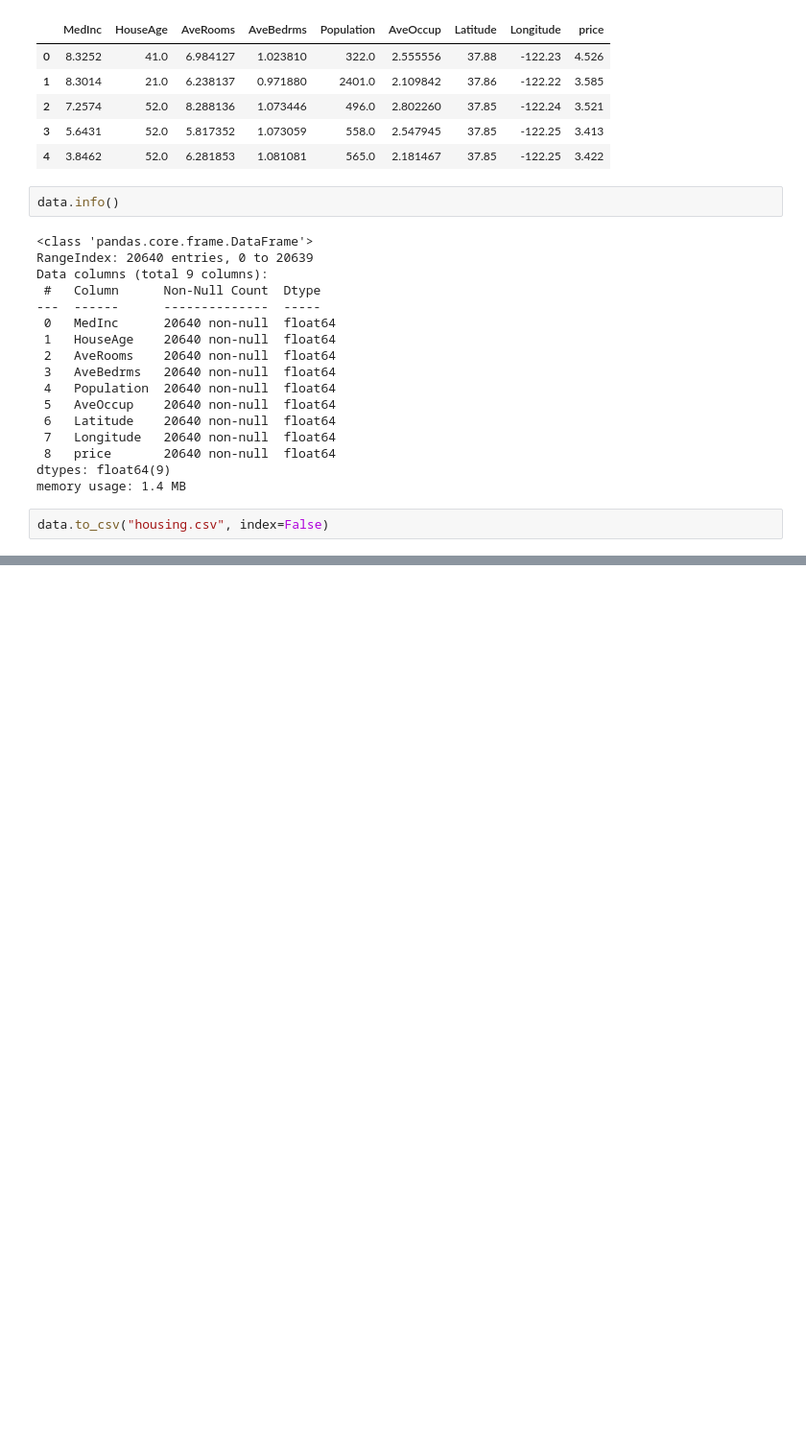
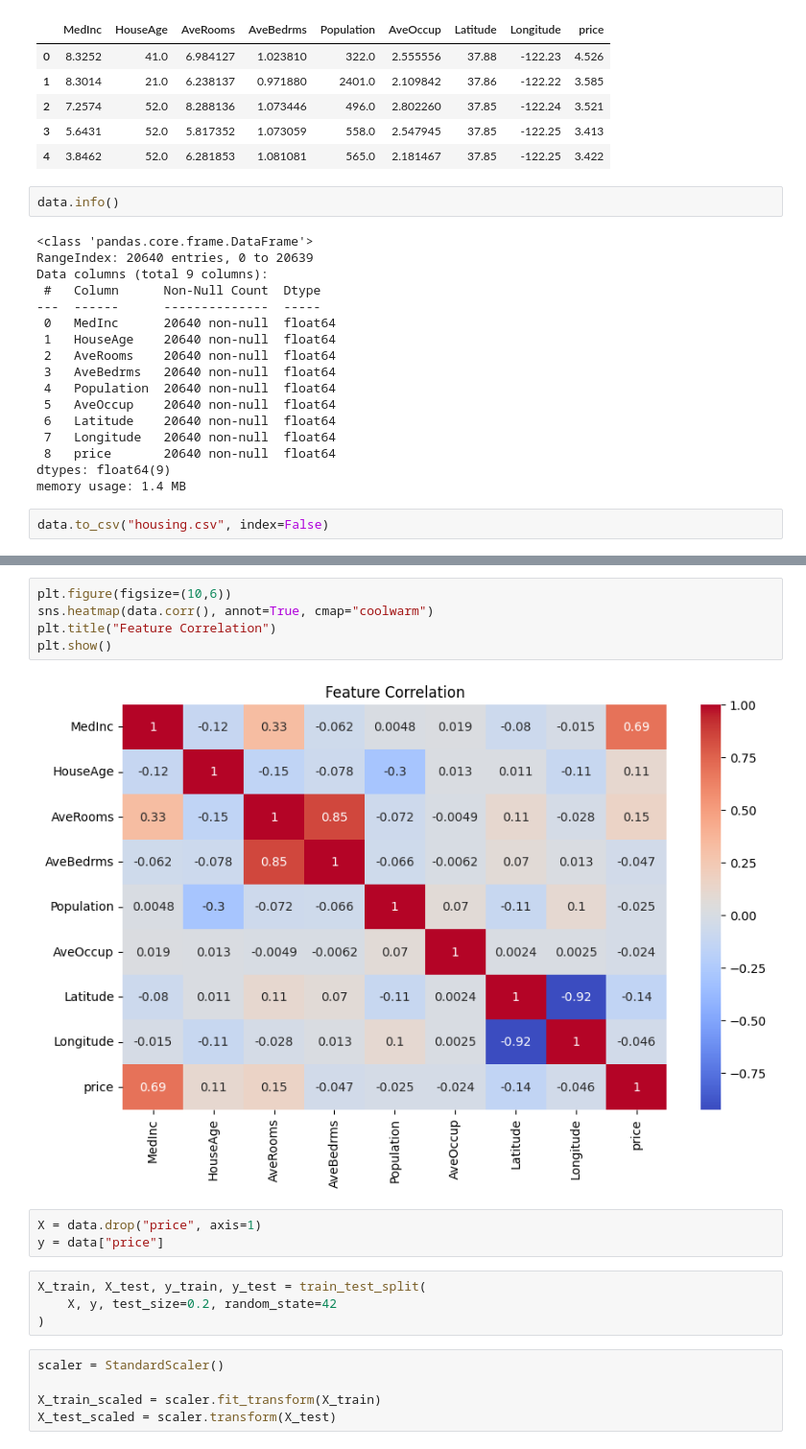
Before and after one commit to rashmibenni292-benni/linear-regression-from-scratch, a Jupyter notebook: notebooks/linear_regression_from_scratch.ipynb, the cells around one changed output, grey strips where cells are left out. Shown at 96% size. Drawn from its saved outputs; the diff is of its cells as text; blank space fills up the shorter version.

```diff
--- a/notebooks/linear_regression_from_scratch.ipynb
+++ b/notebooks/linear_regression_from_scratch.ipynb
@@ -57,0 +90,19 @@ files.download("housing.csv")
+# %%
+plt.figure(figsize=(10,6))
+sns.heatmap(data.corr(), annot=True, cmap="coolwarm")
+plt.title("Feature Correlation")
+plt.show()
+# %% [output]
+[figure, added]
+# %%
+X = data.drop("price", axis=1)
+y = data["price"]
+# %%
+X_train, X_test, y_train, y_test = train_test_split(
+    X, y, test_size=0.2, random_state=42
+)
+# %%
+scaler = StandardScaler()
+
+X_train_scaled = scaler.fit_transform(X_train)
+X_test_scaled = scaler.transform(X_test)
```
Also changed, not shown: parts of 9 cells of this notebook.
